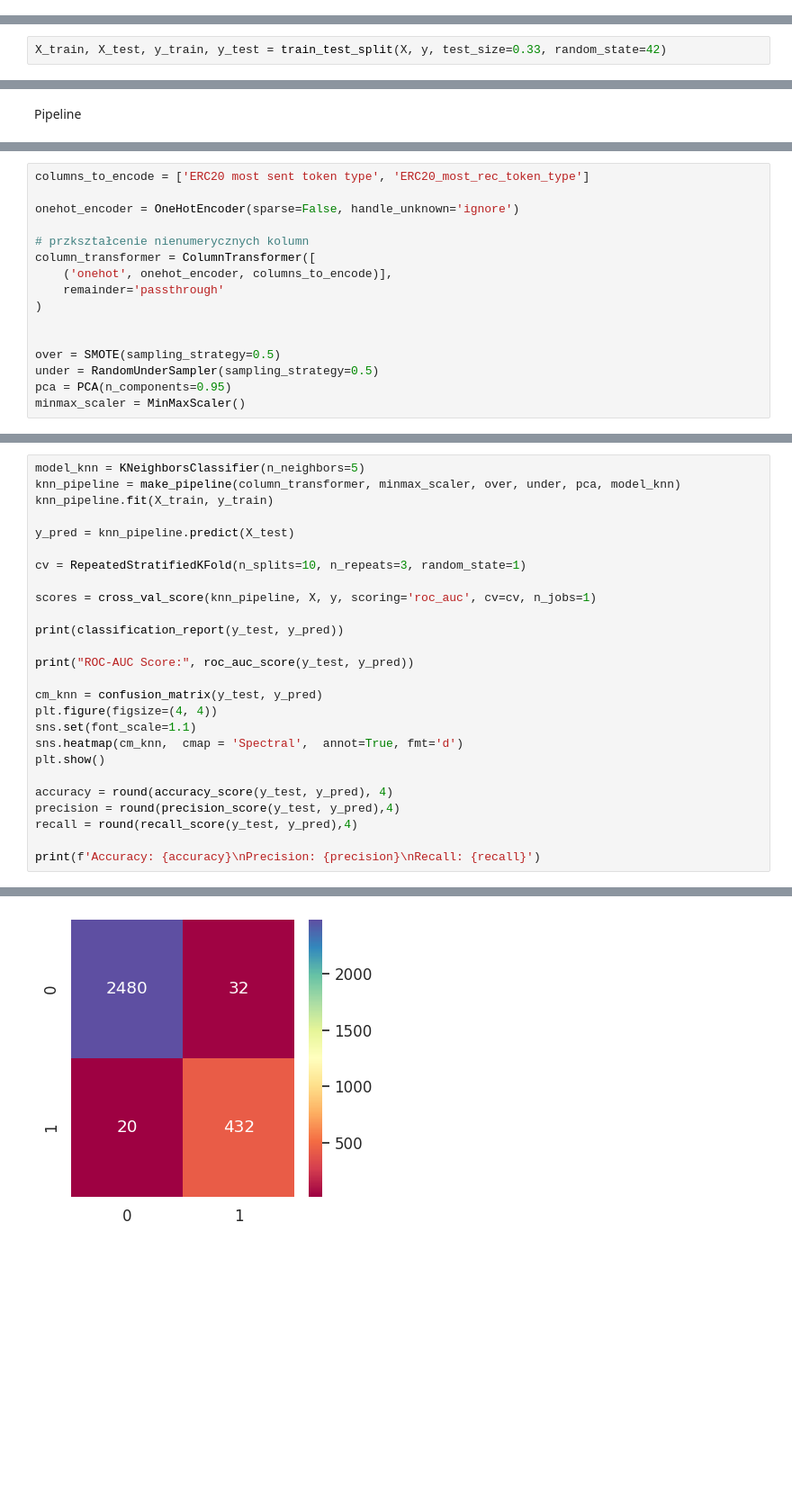
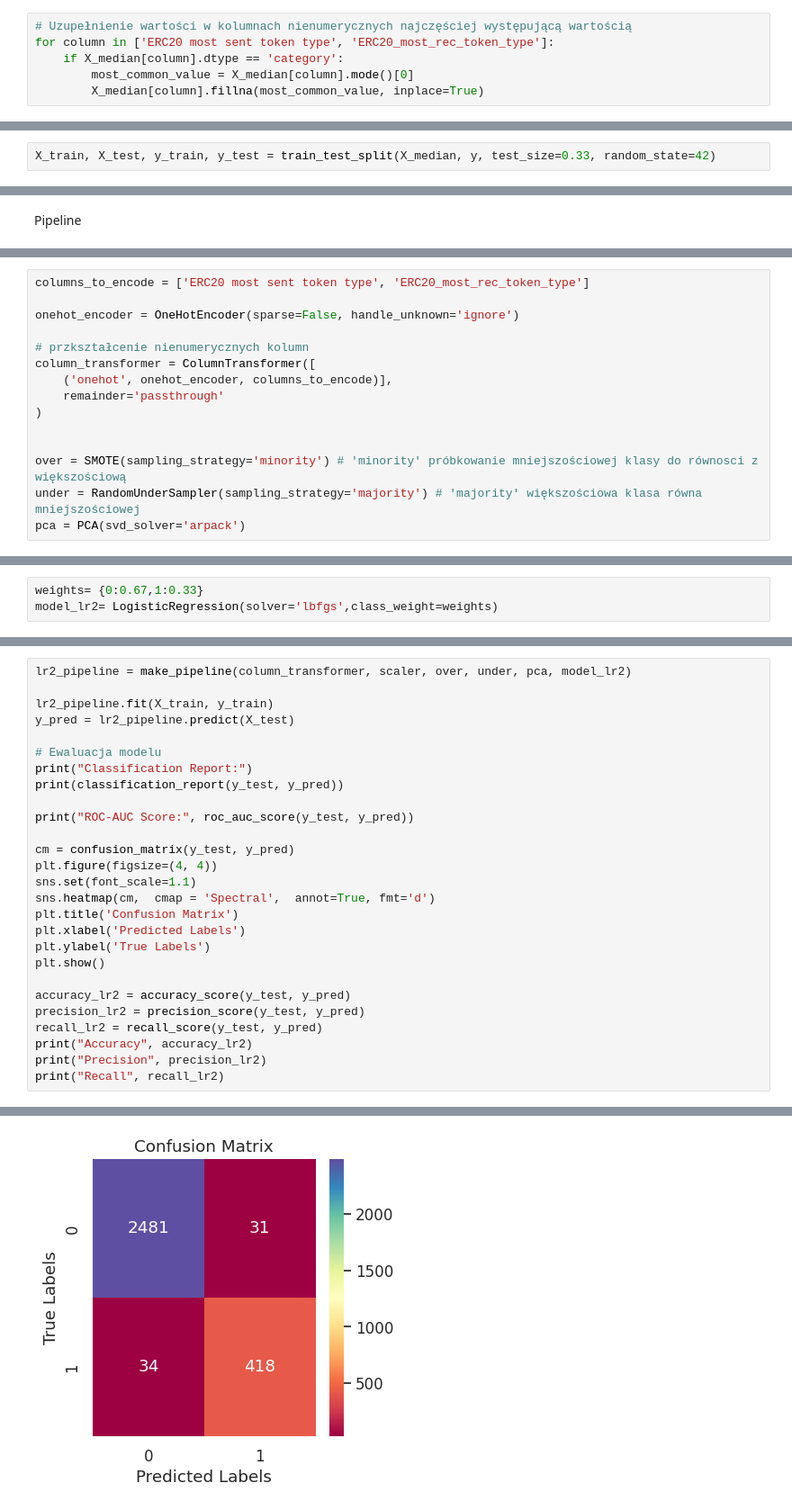
Before and after one commit to olkaand/uczenie_maszynowe, a Jupyter notebook: Case1dom.ipynb, the cells around one changed output, grey strips where cells are left out. Shown at 90% size. Drawn from its saved outputs; the diff is of its cells as text; blank space fills up the shorter version.

```diff
--- a/Case1dom.ipynb
+++ b/Case1dom.ipynb
@@ -826,0 +391,6 @@ Name: FLAG, dtype: int64
+# %%
+# Uzupełnienie wartości w kolumnach nienumerycznych najczęściej występującą wartością
+for column in ['ERC20 most sent token type', 'ERC20_most_rec_token_type']:
+    if X_median[column].dtype == 'category':
+        most_common_value = X_median[column].mode()[0]
+        X_median[column].fillna(most_common_value, inplace=True)
@@ -827,2 +450,2 @@ Name: FLAG, dtype: int64
 # %%
-X_train, X_test, y_train, y_test = train_test_split(X, y, test_size=0.33, random_state=42)
+X_train, X_test, y_train, y_test = train_test_split(X_median, y, test_size=0.33, random_state=42)
@@ -846,7 +469,6 @@ column_transformer = ColumnTransformer([
 )
 
 
-over = SMOTE(sampling_strategy=0.5)
-under = RandomUnderSampler(sampling_strategy=0.5)
-pca = PCA(n_components=0.95)
-minmax_scaler = MinMaxScaler()
+over = SMOTE(sampling_strategy='minority') # 'minority' próbkowanie mniejszościowej klasy do równosci z większościową
+under = RandomUnderSampler(sampling_strategy='majority') # 'majority' większościowa klasa równa mniejszościowej
+pca = PCA(svd_solver='arpack')
@@ -854,0 +581,3 @@ KNN
+# %%
+weights= {0:0.67,1:0.33}
+model_lr2= LogisticRegression(solver='lbfgs',class_weight=weights)
@@ -855,27 +586,28 @@ KNN
 # %%
-model_knn = KNeighborsClassifier(n_neighbors=5)
-knn_pipeline = make_pipeline(column_transformer, minmax_scaler, over, under, pca, model_knn)
-knn_pipeline.fit(X_train, y_train)
+lr2_pipeline = make_pipeline(column_transformer, scaler, over, under, pca, model_lr2)
 
-y_pred = knn_pipeline.predict(X_test)
+lr2_pipeline.fit(X_train, y_train)
+y_pred = lr2_pipeline.predict(X_test)
 
-cv = RepeatedStratifiedKFold(n_splits=10, n_repeats=3, random_state=1)
-
-scores = cross_val_score(knn_pipeline, X, y, scoring='roc_auc', cv=cv, n_jobs=1)
-
+# Ewaluacja modelu
+print("Classification Report:")
 print(classification_report(y_test, y_pred))
 
 print("ROC-AUC Score:", roc_auc_score(y_test, y_pred))
 
-cm_knn = confusion_matrix(y_test, y_pred)
+cm = confusion_matrix(y_test, y_pred)
 plt.figure(figsize=(4, 4))
 sns.set(font_scale=1.1)
-sns.heatmap(cm_knn,  cmap = 'Spectral',  annot=True, fmt='d')
+sns.heatmap(cm,  cmap = 'Spectral',  annot=True, fmt='d')
+plt.title('Confusion Matrix')
+plt.xlabel('Predicted Labels')
+plt.ylabel('True Labels')
 plt.show()
 
-accuracy = round(accuracy_score(y_test, y_pred), 4)
-precision = round(precision_score(y_test, y_pred),4)
-recall = round(recall_score(y_test, y_pred),4)
-
-print(f'Accuracy: {accuracy}\nPrecision: {precision}\nRecall: {recall}')
+accuracy_lr2 = accuracy_score(y_test, y_pred)
+precision_lr2 = precision_score(y_test, y_pred)
+recall_lr2 = recall_score(y_test, y_pred)
+print("Accuracy", accuracy_lr2)
+print("Precision", precision_lr2)
+print("Recall", recall_lr2)
 # %% [output]
@@ -892 +625 @@ ROC-AUC Score: 0.971506679443098
-[figure, old version]
+[figure, new version]
```
Also changed, not shown: parts of 89 cells of this notebook.
